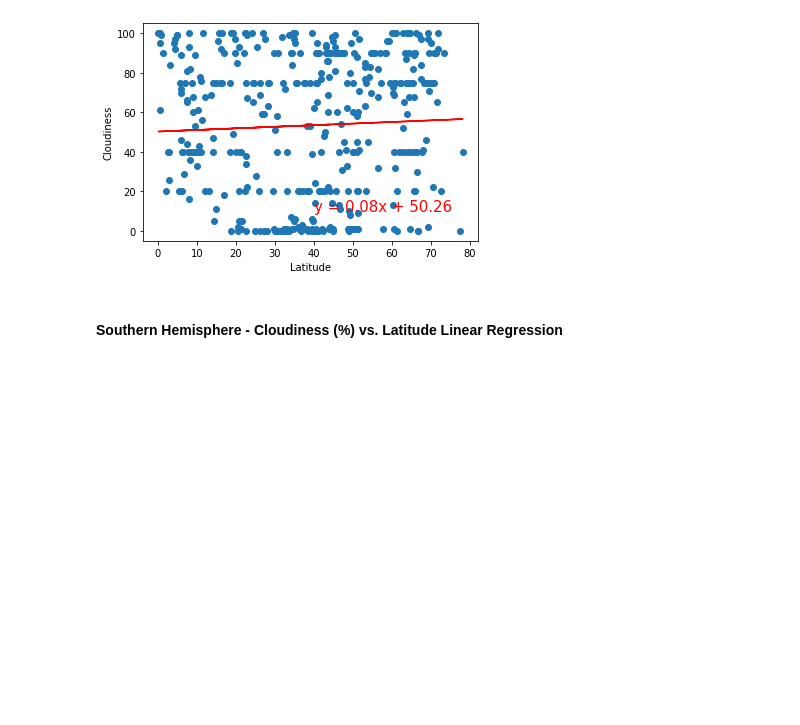
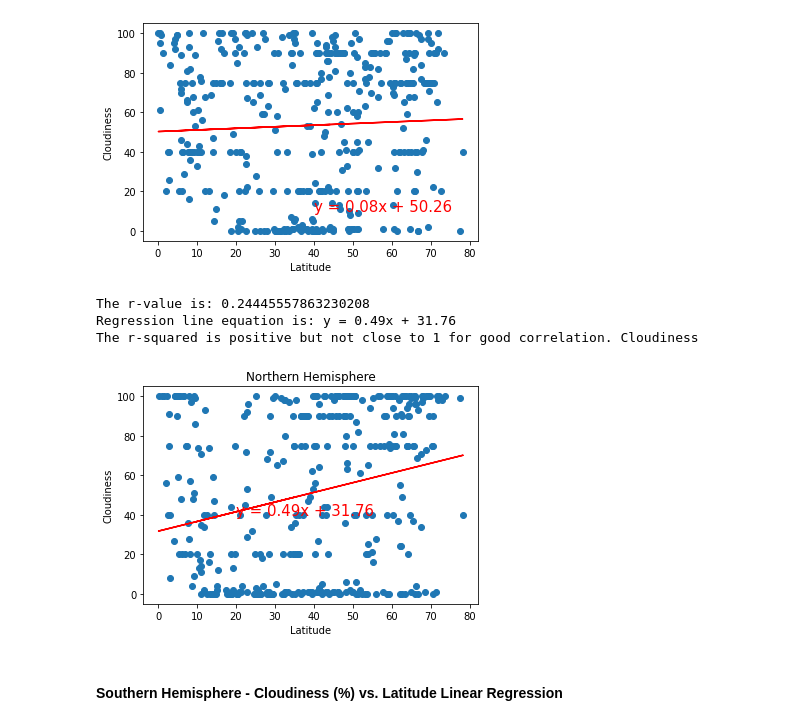
Before and after one commit to Court-Parker4/python-api-challenge, a Jupyter notebook: PyAPIHwk/WeatherPy/WeatherPy.ipynb, the cells around one changed output. Cells and saved outputs as stored; diff of their text form; code cells hidden in the pictures; blank space fills up the shorter version.

```diff
--- a/PyAPIHwk/WeatherPy/WeatherPy.ipynb
+++ b/PyAPIHwk/WeatherPy/WeatherPy.ipynb
@@ -383,6 +426,29 @@ The r-value is: 0.014985174297345524
 # %% [output]
 The r-value is: 0.0020898727664228514
 [figure]
+# %%
+#Northern Hemisphere
+x_values = north_df['Lat']
+y_values = north_df['Cloudiness']
+(slope, intercept, rvalue, pvalue, stderr) = linregress(x_values, y_values)
+regress_values = x_values * slope + intercept
+line_eq = "y = " + str(round(slope,2)) + "x + " + str(round(intercept,2))
+plt.scatter(x_values,y_values)
+plt.plot(x_values,regress_values,"r-")
+plt.annotate(line_eq,(20,40),fontsize=15,color="red")
+plt.title("Northern Hemisphere")
+plt.xlabel('Latitude')
+plt.ylabel('Cloudiness')
+print(f"The r-value is: {rvalue}")
+print(f"Regression line equation is: {line_eq}")
+print("The r-squared is positive but not close to 1 for good correlation. Cloudiness")
+plt.savefig('output_data/regNorthLatCloud.png',bbox_inches='tight',dpi=100)
+plt.show()
+# %% [output]
+The r-value is: 0.24445557863230208
+Regression line equation is: y = 0.49x + 31.76
+The r-squared is positive but not close to 1 for good correlation. Cloudiness
+[figure, added]
 # %% [markdown]
 ####  Southern Hemisphere - Cloudiness (%) vs. Latitude Linear Regression
 # %%
```
Also changed, not shown: parts of 10 cells of this notebook, 9 other files.
